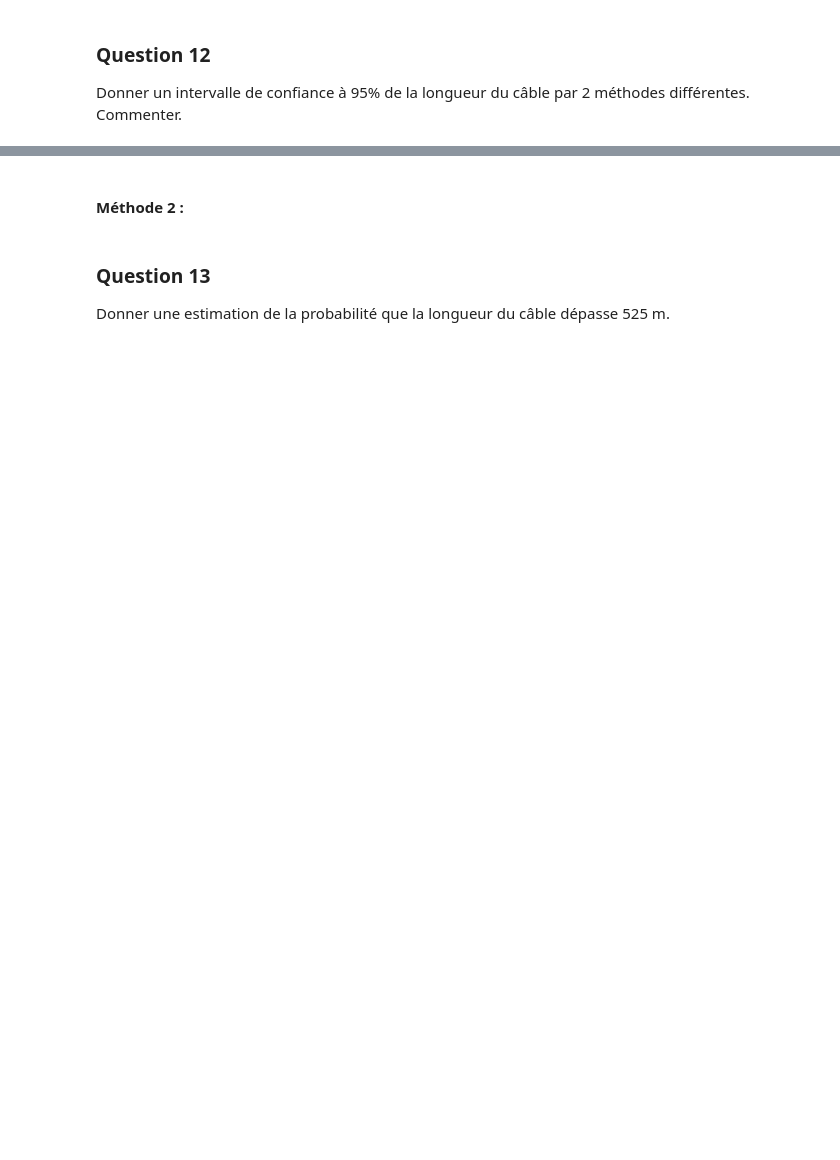
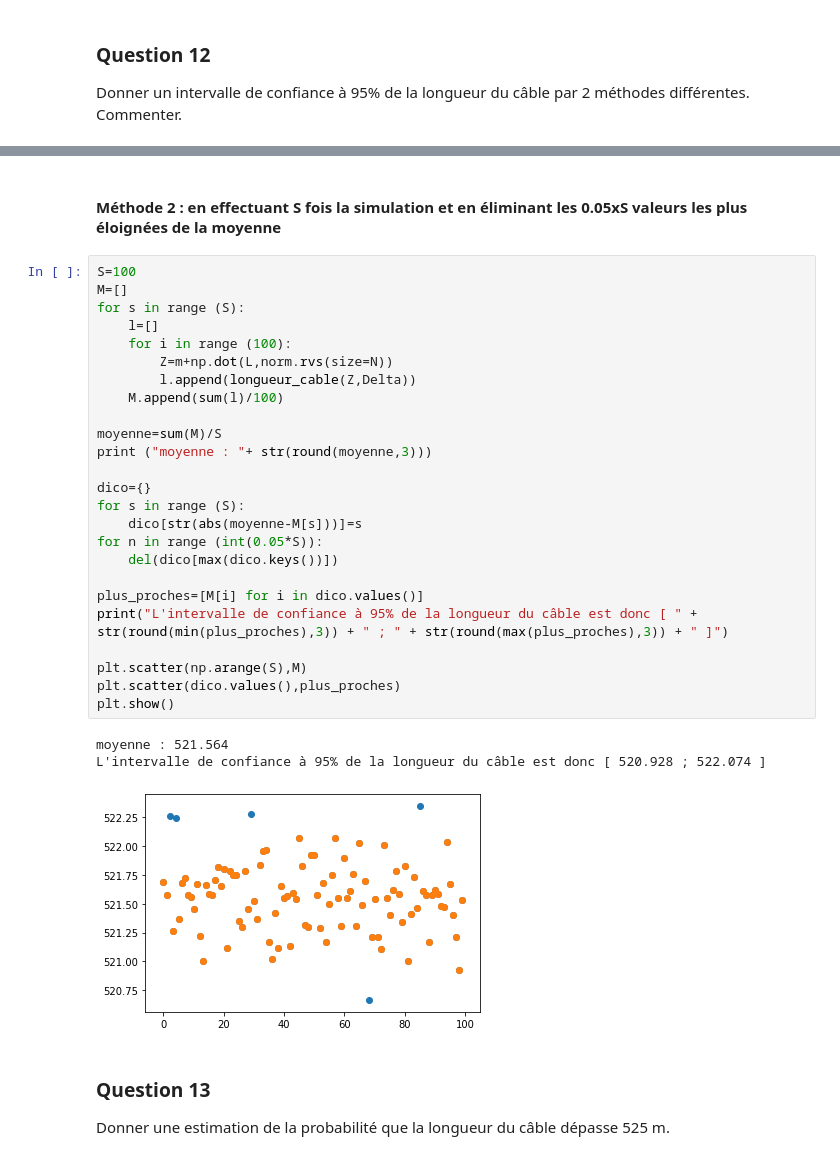
Before and after one commit to eva-decorps/projet_num-rique_proba_floref_eva, a Jupyter notebook: notebook_proba.ipynb, the cells around one changed output, grey strips where cells are left out. Saved outputs shown, nothing was run; the diff lists cells and outputs as text; blank space fills up the shorter version.

Commit message:
méthode 2

```diff
--- a/notebook_proba.ipynb
+++ b/notebook_proba.ipynb
@@ -348,5 +350,34 @@ L'intervalle de confiance à 95% de la longueur du câble est donc [ 521.1910422
-# %% [markdown]
-#### Méthode 2 :
+# %% [markdown]
+#### Méthode 2 : en effectuant S fois la simulation et en éliminant les 0.05xS valeurs les plus éloignées de la moyenne
+# %%
+S=100
+M=[]
+for s in range (S):
+    l=[]
+    for i in range (100):
+        Z=m+np.dot(L,norm.rvs(size=N))
+        l.append(longueur_cable(Z,Delta))
+    M.append(sum(l)/100)
+
+moyenne=sum(M)/S
+print ("moyenne : "+ str(round(moyenne,3)))
+
+dico={}
+for s in range (S):
+    dico[str(abs(moyenne-M[s]))]=s
+for n in range (int(0.05*S)):
+    del(dico[max(dico.keys())])
+
+plus_proches=[M[i] for i in dico.values()]
+print("L'intervalle de confiance à 95% de la longueur du câble est donc [ " + str(round(min(plus_proches),3)) + " ; " + str(round(max(plus_proches),3)) + " ]")
+
+plt.scatter(np.arange(S),M)
+plt.scatter(dico.values(),plus_proches)
+plt.show()
+# %% [output]
+moyenne : 521.564
+L'intervalle de confiance à 95% de la longueur du câble est donc [ 520.928 ; 522.074 ]
+[figure, added]
 # %% [markdown]
 ### Question 13
 Donner une estimation de la probabilité que la longueur du câble dépasse 525 m.
```
Also changed, not shown: parts of 21 cells of this notebook.
